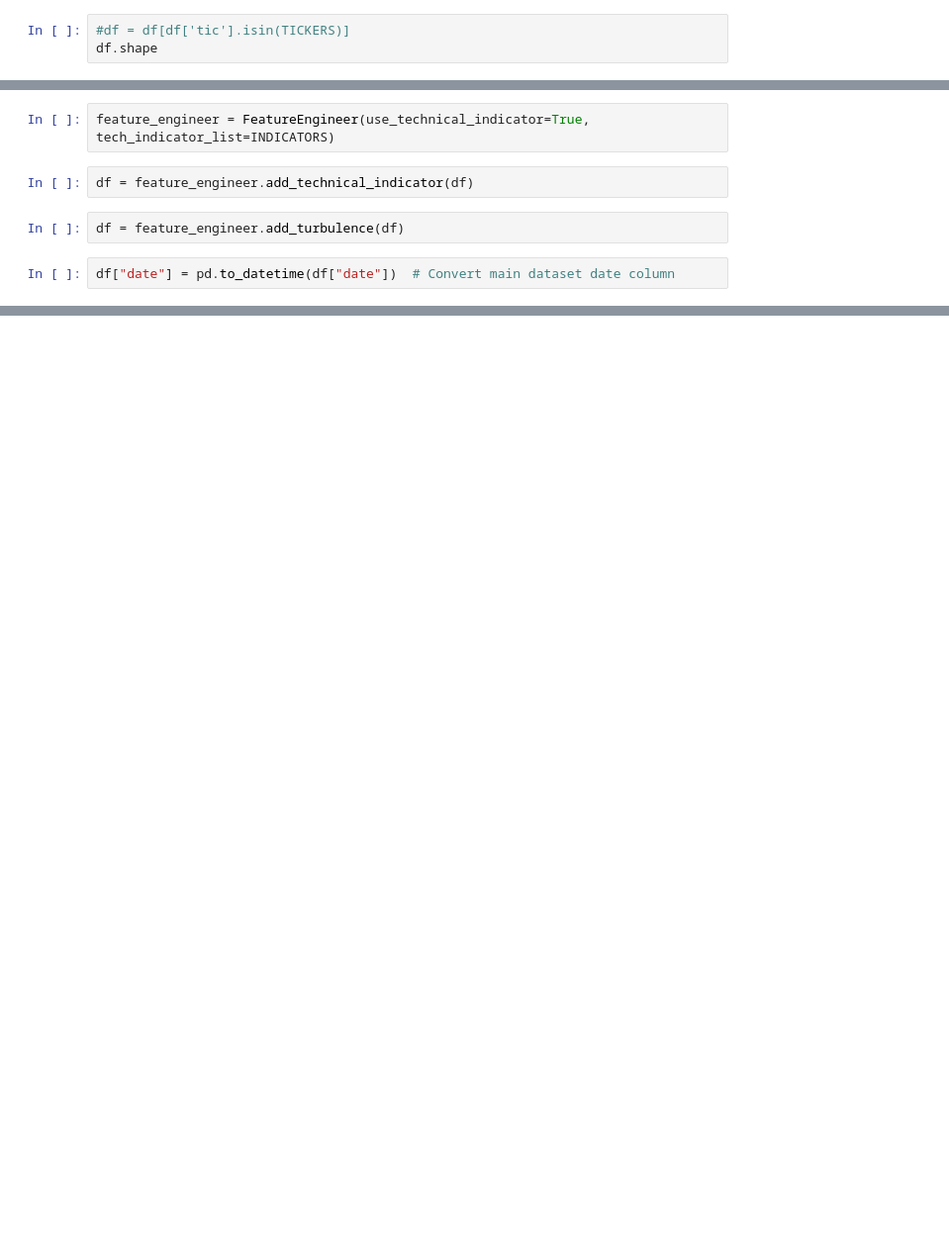
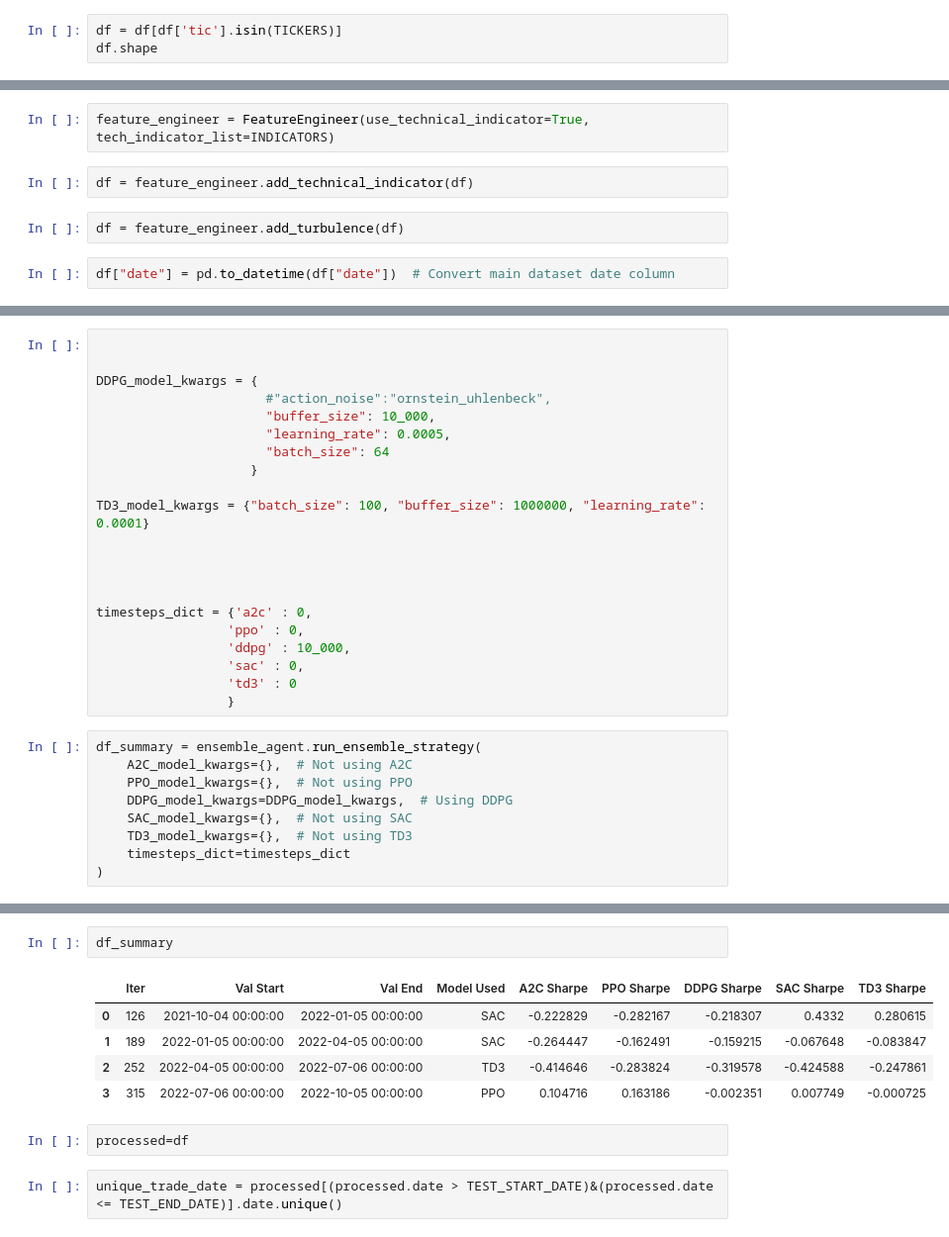
Before and after one commit to LCM-W25-3035/PortfolioAllocationRL, a Jupyter notebook: src/Model_building_DDPG.ipynb, the cells around one changed output, grey strips where cells are left out. Shown: that part at 99% size. Saved outputs shown, nothing was run; the diff lists cells and outputs as text; blank space fills up the shorter version.

```diff
--- a/src/Model_building_DDPG.ipynb
+++ b/src/Model_building_DDPG.ipynb
@@ -175,4 +176,4 @@ INDICATORS = ['macd',
 # %%
-#df = df[df['tic'].isin(TICKERS)]
+df = df[df['tic'].isin(TICKERS)]
 df.shape
 # %% [output]
@@ -193,0 +219,30 @@ Stock Dimension: 1631, State Space: 9787
+# %%
+
+
+DDPG_model_kwargs = {
+                      #"action_noise":"ornstein_uhlenbeck",
+                      "buffer_size": 10_000,
+                      "learning_rate": 0.0005,
+                      "batch_size": 64
+                    }
+
+TD3_model_kwargs = {"batch_size": 100, "buffer_size": 1000000, "learning_rate": 0.0001}
+
+
+
+
+timesteps_dict = {'a2c' : 0,
+                 'ppo' : 0,
+                 'ddpg' : 10_000,
+                 'sac' : 0,
+                 'td3' : 0
+                 }
+# %%
+df_summary = ensemble_agent.run_ensemble_strategy(
+    A2C_model_kwargs={},  # Not using A2C
+    PPO_model_kwargs={},  # Not using PPO
+    DDPG_model_kwargs=DDPG_model_kwargs,  # Using DDPG
+    SAC_model_kwargs={},  # Not using SAC
+    TD3_model_kwargs={},  # Not using TD3
+    timesteps_dict=timesteps_dict
+)
@@ -193,0 +267,12 @@ Stock Dimension: 1631, State Space: 9787
+# %%
+df_summary
+# %% [output]
+|  | Iter | Val Start | Val End | Model Used | A2C Sharpe | PPO Sharpe | DDPG Sharpe | SAC Sharpe | TD3 Sharpe |
+| 0 | 126 | 2021-10-04 00:00:00 | 2022-01-05 00:00:00 | SAC | -0.222829 | -0.282167 | -0.218307 | 0.4332 | 0.280615 |
+| 1 | 189 | 2022-01-05 00:00:00 | 2022-04-05 00:00:00 | SAC | -0.264447 | -0.162491 | -0.159215 | -0.067648 | -0.083847 |
+| 2 | 252 | 2022-04-05 00:00:00 | 2022-07-06 00:00:00 | TD3 | -0.414646 | -0.283824 | -0.319578 | -0.424588 | -0.247861 |
+| 3 | 315 | 2022-07-06 00:00:00 | 2022-10-05 00:00:00 | PPO | 0.104716 | 0.163186 | -0.002351 | 0.007749 | -0.000725 |
+# %%
+processed=df
+# %%
+unique_trade_date = processed[(processed.date > TEST_START_DATE)&(processed.date <= TEST_END_DATE)].date.unique()
```
Also changed, not shown: parts of 12 cells of this notebook.
